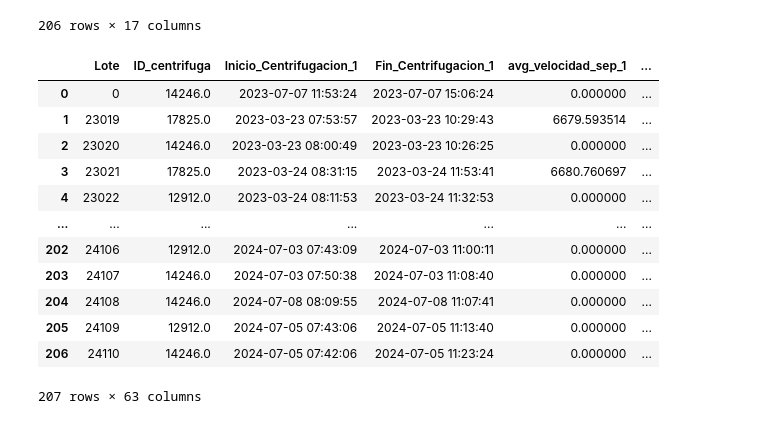
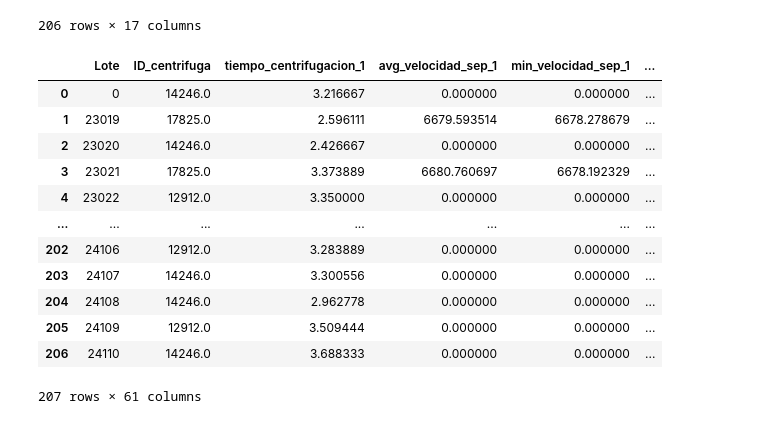
Before and after one commit to data4selles/UniversityHack2024, a Jupyter notebook: notebooks/03_structured.ipynb, the cells around one changed output. Drawn from its saved outputs; the diff is of its cells as text; code cells hidden in the pictures.

Commit message:
Update tiempo_centrifugacion

```diff
--- a/notebooks/03_structured.ipynb
+++ b/notebooks/03_structured.ipynb
@@ -198,6 +212,16 @@ display(df_metrics_cent)
 | 205 | 24109 | 12912.0 | 2024-07-05 07:43:06 | 2024-07-05 11:13:40 | 0.000000 | ... |
 | 206 | 24110 | 14246.0 | 2024-07-05 07:42:06 | 2024-07-05 11:23:24 | 0.000000 | ... |
 207 rows × 48 columns
+# %%
+# Convertimos los campos de fecha de object a datetime
+df_metrics_cent['Inicio_Centrifugacion_1'] = pd.to_datetime(df_metrics_cent['Inicio_Centrifugacion_1'])
+df_metrics_cent['Fin_Centrifugacion_1'] = pd.to_datetime(df_metrics_cent['Fin_Centrifugacion_1'])
+df_metrics_cent['Inicio_Centrifugacion_2'] = pd.to_datetime(df_metrics_cent['Inicio_Centrifugacion_2'])
+df_metrics_cent['Fin_Centrifugacion_2'] = pd.to_datetime(df_metrics_cent['Fin_Centrifugacion_2'])
+
+# Calculamos la diferencia entre las fechas
+df_metrics_cent['tiempo_centrifugacion_1'] = (df_metrics_cent['Fin_Centrifugacion_1'] - df_metrics_cent['Inicio_Centrifugacion_1']).dt.total_seconds() / 3600
+df_metrics_cent['tiempo_centrifugacion_2'] = (df_metrics_cent['Fin_Centrifugacion_2'] - df_metrics_cent['Inicio_Centrifugacion_2']).dt.total_seconds() / 3600
 # %%
 # Eliminamos los lotes de CineticosIPC_Centrifugacion que no se encuentrene en OF_123456 (no hay que tenerlos en cuenta)
 consulta = '''
@@ -265,8 +289,7 @@ consulta = '''
         ID_centrifuga,
 
         -- Centrifugacion 1 --
-        Inicio_Centrifugacion_1,
-        Fin_Centrifugacion_1,
+        tiempo_centrifugacion_1,
         avg_velocidad_sep_1,
         min_velocidad_sep_1,
         max_velocidad_sep_1,
@@ -301,8 +324,7 @@ consulta = '''
         Turbidez_1_2000,
 
         -- Centrifugacion 2 --
-        Inicio_Centrifugacion_2,
-        Fin_Centrifugacion_2,
+        tiempo_centrifugacion_2,
         avg_velocidad_sep_2,
         min_velocidad_sep_2,
         max_velocidad_sep_2,
@@ -316,46 +338,46 @@ consulta = '''
         min_caudal_2,
         max_caudal_2,
         avg_apertura_valvula_agua_2,
         min_apertura_valvula_agua_2,
         max_apertura_valvula_agua_2,
         avg_descargas_totales_2,
         min_descargas_totales_2,
         max_descargas_totales_2,
         avg_descargas_parciales_2,
         min_descargas_parciales_2,
         max_descargas_parciales_2,
         Turbidez_2_100,
         Turbidez_2_200,
         Turbidez_2_300,
         Turbidez_2_400
 
 
     FROM
         df_metrics_cent mc
 
     LEFT JOIN
         df_pivoted_centIPC cIPC
     ON
         mc.Lote = cIPC.Lote
 
 '''
 # Ejecutar la consulta
 df_cent_03 = psql.sqldf(consulta, locals())
 display(df_cent_03)
 # %% [output]
-|  | Lote | ID_centrifuga | Inicio_Centrifugacion_1 | Fin_Centrifugacion_1 | avg_velocidad_sep_1 | ... |
-| 0 | 0 | 14246.0 | 2023-07-07 11:53:24 | 2023-07-07 15:06:24 | 0.000000 | ... |
-| 1 | 23019 | 17825.0 | 2023-03-23 07:53:57 | 2023-03-23 10:29:43 | 6679.593514 | ... |
-| 2 | 23020 | 14246.0 | 2023-03-23 08:00:49 | 2023-03-23 10:26:25 | 0.000000 | ... |
-| 3 | 23021 | 17825.0 | 2023-03-24 08:31:15 | 2023-03-24 11:53:41 | 6680.760697 | ... |
-| 4 | 23022 | 12912.0 | 2023-03-24 08:11:53 | 2023-03-24 11:32:53 | 0.000000 | ... |
+|  | Lote | ID_centrifuga | tiempo_centrifugacion_1 | avg_velocidad_sep_1 | min_velocidad_sep_1 | ... |
+| 0 | 0 | 14246.0 | 3.216667 | 0.000000 | 0.000000 | ... |
+| 1 | 23019 | 17825.0 | 2.596111 | 6679.593514 | 6678.278679 | ... |
+| 2 | 23020 | 14246.0 | 2.426667 | 0.000000 | 0.000000 | ... |
+| 3 | 23021 | 17825.0 | 3.373889 | 6680.760697 | 6678.192329 | ... |
+| 4 | 23022 | 12912.0 | 3.350000 | 0.000000 | 0.000000 | ... |
 | ... | ... | ... | ... | ... | ... | ... |
-| 202 | 24106 | 12912.0 | 2024-07-03 07:43:09 | 2024-07-03 11:00:11 | 0.000000 | ... |
-| 203 | 24107 | 14246.0 | 2024-07-03 07:50:38 | 2024-07-03 11:08:40 | 0.000000 | ... |
-| 204 | 24108 | 14246.0 | 2024-07-08 08:09:55 | 2024-07-08 11:07:41 | 0.000000 | ... |
-| 205 | 24109 | 12912.0 | 2024-07-05 07:43:06 | 2024-07-05 11:13:40 | 0.000000 | ... |
-| 206 | 24110 | 14246.0 | 2024-07-05 07:42:06 | 2024-07-05 11:23:24 | 0.000000 | ... |
+| 202 | 24106 | 12912.0 | 3.283889 | 0.000000 | 0.000000 | ... |
+| 203 | 24107 | 14246.0 | 3.300556 | 0.000000 | 0.000000 | ... |
+| 204 | 24108 | 14246.0 | 2.962778 | 0.000000 | 0.000000 | ... |
+| 205 | 24109 | 12912.0 | 3.509444 | 0.000000 | 0.000000 | ... |
+| 206 | 24110 | 14246.0 | 3.688333 | 0.000000 | 0.000000 | ... |
-207 rows × 63 columns
+207 rows × 61 columns
 # %%
 # Guardamos el resultado en un archivo Excel
 df_cent_03.to_excel(f'{path_structured}centrifugacion_total.xlsx', index=False)
```
Also changed, not shown: parts of 11 cells of this notebook, 1 other file.
